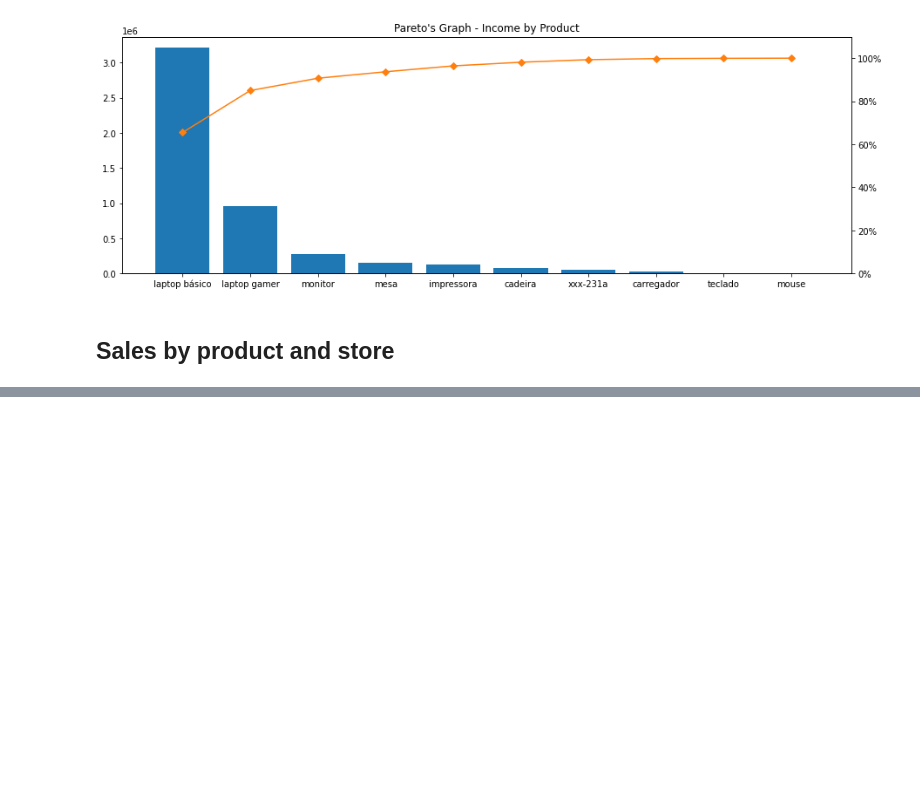
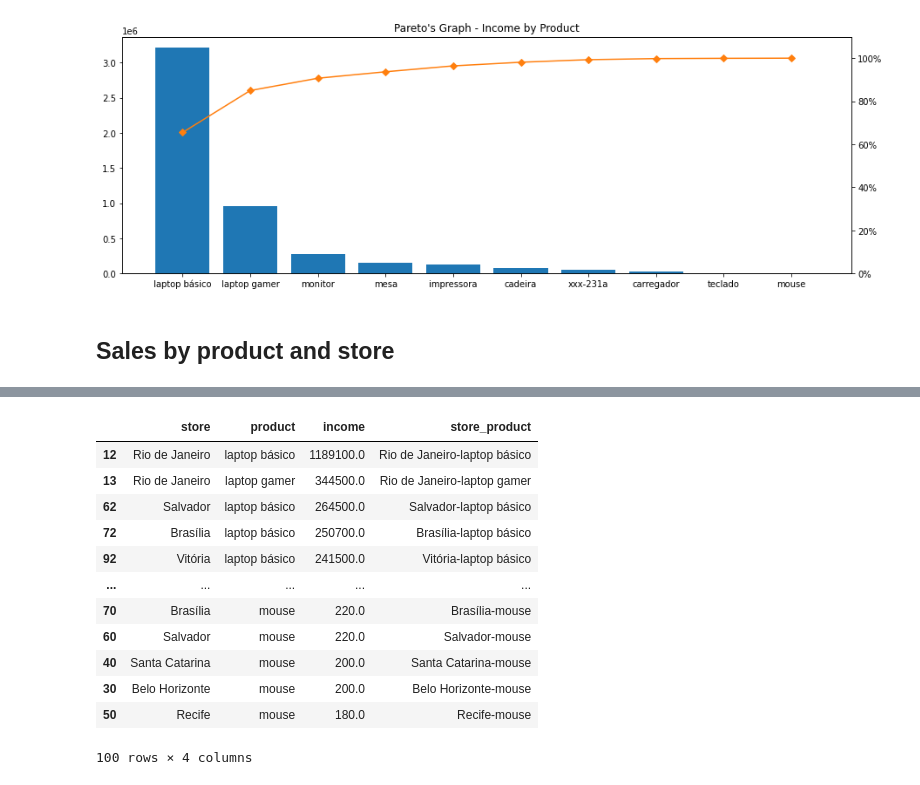
Before and after one commit to black-dev-x/pandas-cookbook, a Jupyter notebook: data-analysis/analysis.ipynb, the cells around one changed output, grey strips where cells are left out. Drawn from its saved outputs; the diff is of its cells as text; code cells hidden in the pictures; blank space fills up the shorter version.

```diff
--- a/data-analysis/analysis.ipynb
+++ b/data-analysis/analysis.ipynb
@@ -599,0 +623,18 @@ for city in df_stores.city:
+# %%
+product_store_income_data = product_store_income_data.sort_values(by='income', ascending=False)
+product_store_income_data['store_product'] = product_store_income_data['store'] + '-' + product_store_income_data['product']
+product_store_income_data
+# %% [output]
+|  | store | product | income | store_product |
+| 12 | Rio de Janeiro | laptop básico | 1189100.0 | Rio de Janeiro-laptop básico |
+| 13 | Rio de Janeiro | laptop gamer | 344500.0 | Rio de Janeiro-laptop gamer |
+| 62 | Salvador | laptop básico | 264500.0 | Salvador-laptop básico |
+| 72 | Brasília | laptop básico | 250700.0 | Brasília-laptop básico |
+| 92 | Vitória | laptop básico | 241500.0 | Vitória-laptop básico |
+| ... | ... | ... | ... | ... |
+| 70 | Brasília | mouse | 220.0 | Brasília-mouse |
+| 60 | Salvador | mouse | 220.0 | Salvador-mouse |
+| 40 | Santa Catarina | mouse | 200.0 | Santa Catarina-mouse |
+| 30 | Belo Horizonte | mouse | 200.0 | Belo Horizonte-mouse |
+| 50 | Recife | mouse | 180.0 | Recife-mouse |
+100 rows × 4 columns
```
Also changed, not shown: parts of 8 cells of this notebook.
